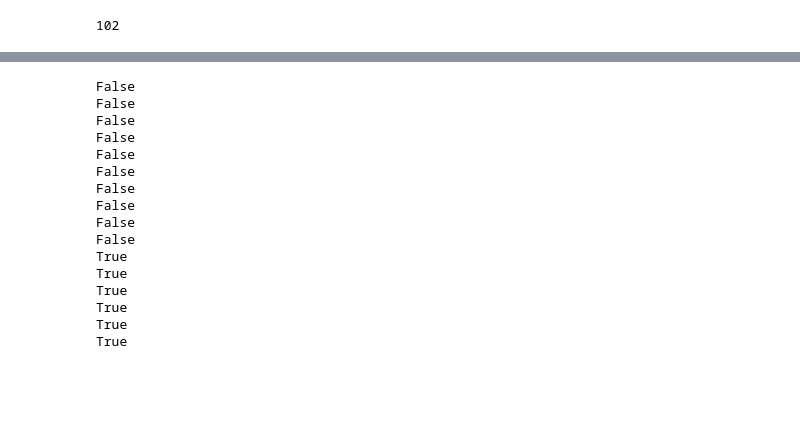
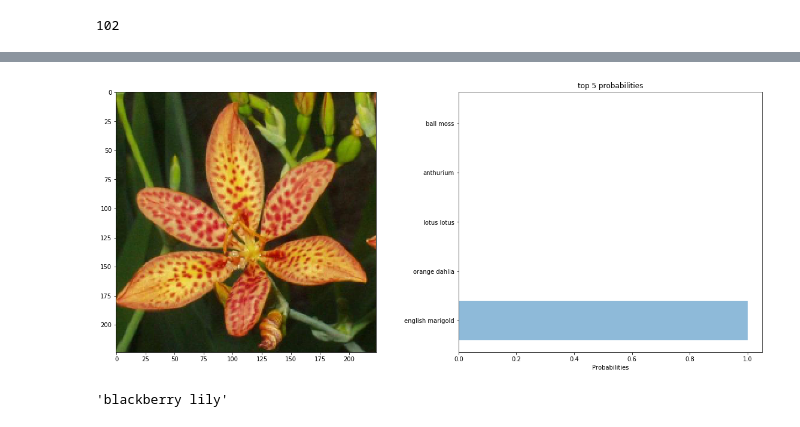
Before and after one commit to Alihussain1/Flower-Classification, a Jupyter notebook: Flower-Classification.ipynb, the cells around one changed output, grey strips where cells are left out. Saved outputs shown, nothing was run; the diff lists cells and outputs as text; code cells hidden in the pictures; blank space fills up the shorter version.

Commit message:
process image

```diff
--- a/Flower-Classification.ipynb
+++ b/Flower-Classification.ipynb
@@ -92,5 +70,5 @@ AlexNet(
   )
 )
 # %%
-model_helper.train_model(model,device,train_loader,valid_loader,criterion,optimizer,11)
+model_helper.train_model(model,device,train_loader,valid_loader,criterion,optimizer,100)
 # %% [output]
@@ -101,20 +79,10 @@ Training Loss: 1.839522         Validation Loss: 2.048712       Validation Accur
-# %%
-for param in model.parameters():
-    print(param.requires_grad)
-# %% [output]
-False
-False
-False
-False
-False
-False
-False
-False
-False
-False
-True
-True
-True
-True
-True
-True
+# %%
+model.load_state_dict(torch.load('model.pt'))
+# %%
+model_helper.predict('image_08040.jpg',model.to(device),device,cat_to_name)
+# %% [output]
+[figure, added]
+# %%
+cat_to_name['102']
+# %% [output]
+'blackberry lily'
```
Also changed, not shown: parts of 5 cells of this notebook, 1 other file.
